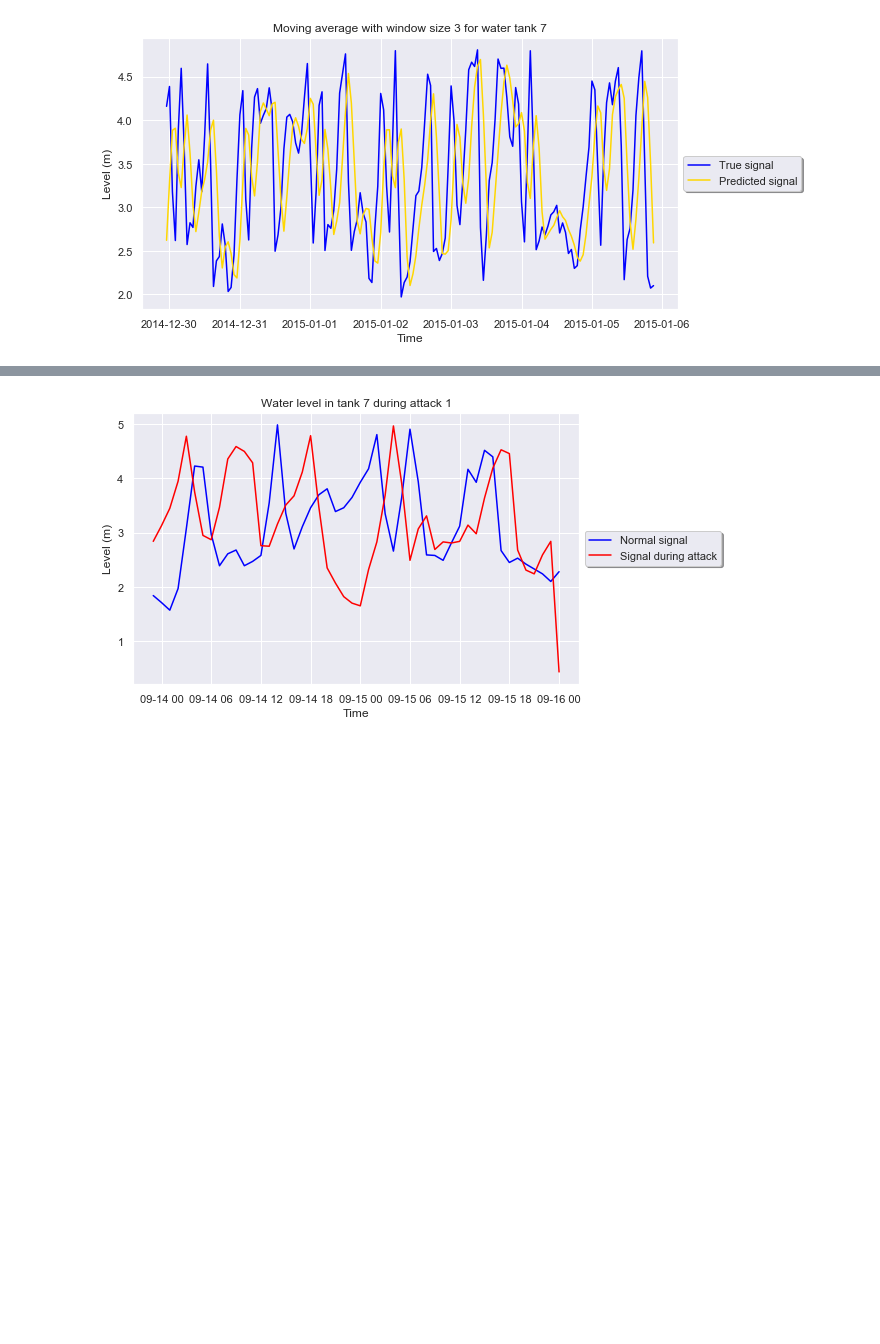
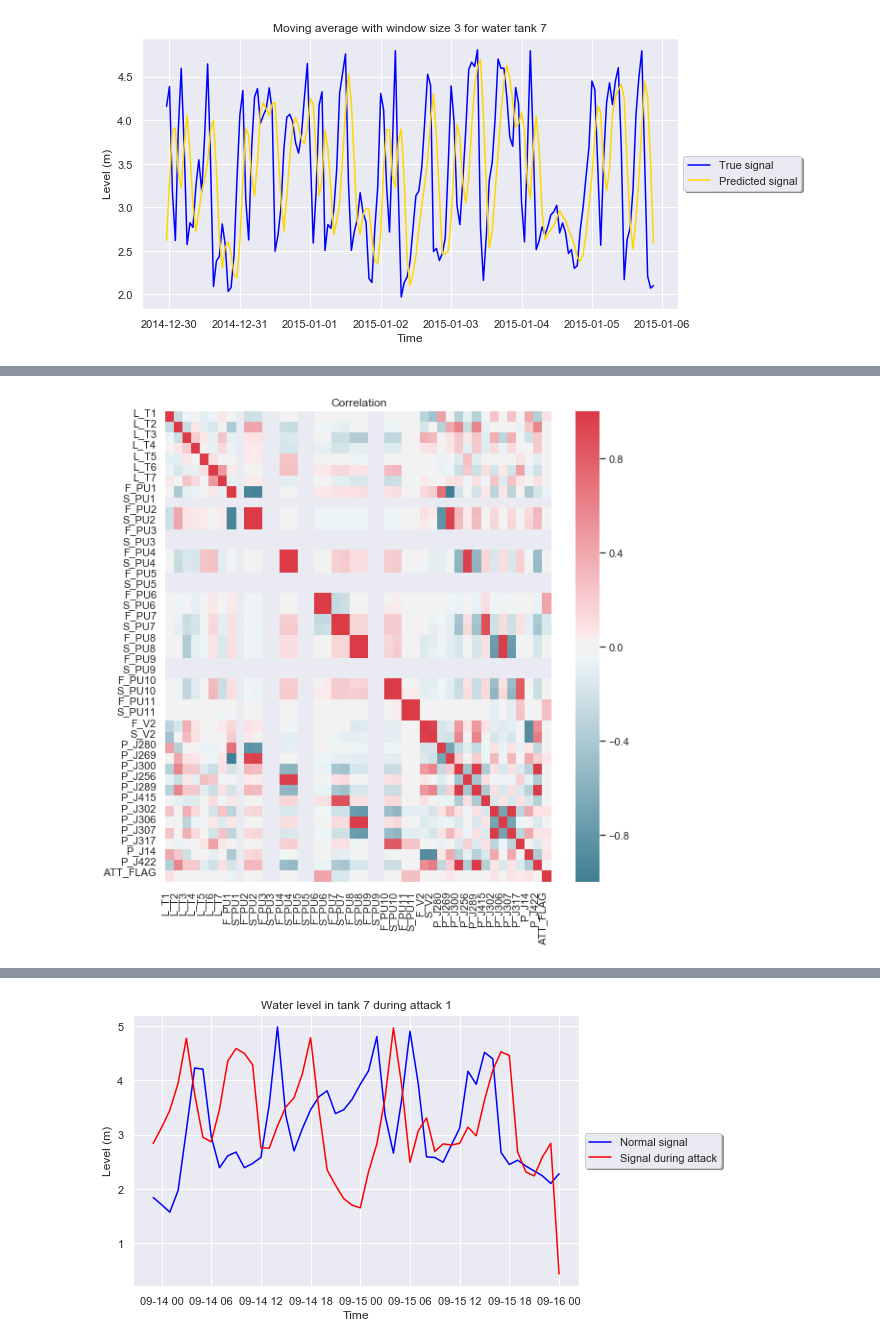
Before and after one commit to simionAndrei/CyberAnomDetect2, a Jupyter notebook: Exploratory Analysis.ipynb, the cells around one changed output, grey strips where cells are left out. Drawn from its saved outputs; the diff is of its cells as text; code cells hidden in the pictures; blank space fills up the shorter version.

Commit message:
Add correlation plot for optimum

```diff
--- a/Exploratory Analysis.ipynb
+++ b/Exploratory Analysis.ipynb
@@ -122,3 +122,8 @@ logger.log("Finish reading optimization file", show_time = True)
+# %%
+corr_df = df_optim.corr(method = 'pearson')
+create_correlation_heatmap("Correlation", corr_df, df_train.columns, "corr_optim.png", logger)
+# %% [output]
+[figure, added]
 # %%
 optim_attacks_filename = logger.config_dict['OPTIM_ATTACKS_FILE']
 df_attacks = pd.read_csv(logger.get_data_file(optim_attacks_filename))
```
Also changed, not shown: parts of 7 cells of this notebook.
